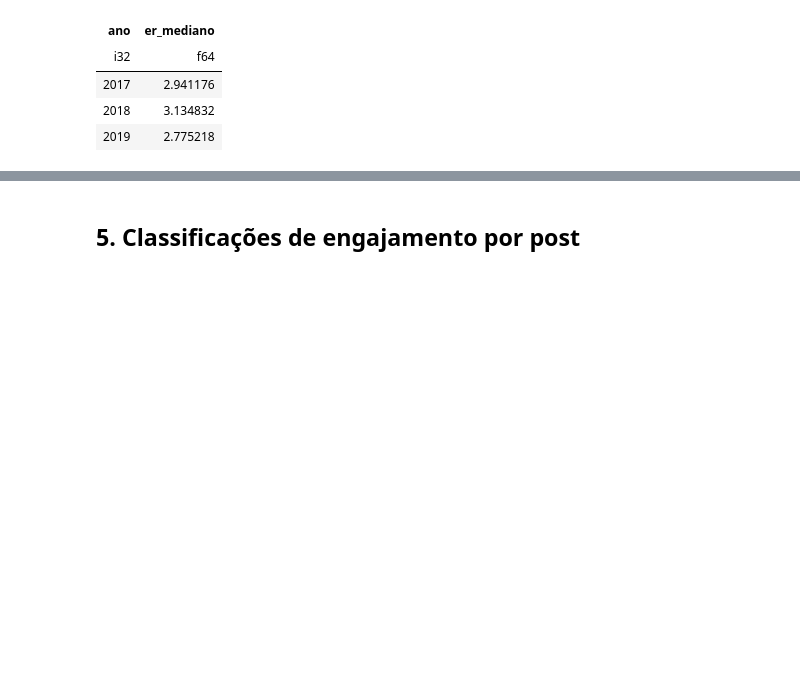
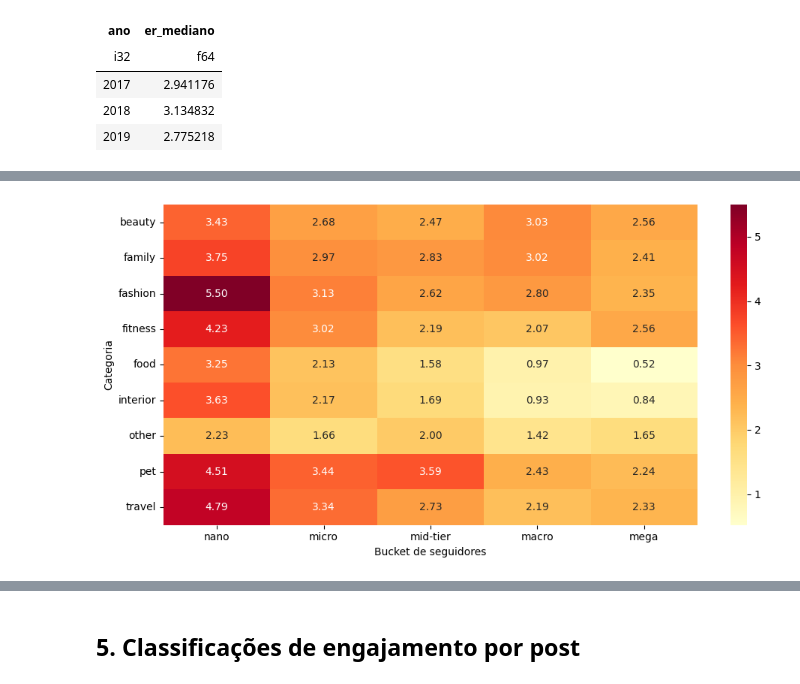
Before and after one commit to Davi-SC/influencers_kim, a Jupyter notebook: eda.ipynb, the cells around one changed output, grey strips where cells are left out. Cells and saved outputs as stored; diff of their text form; code cells hidden in the pictures; blank space fills up the shorter version.

```diff
--- a/eda.ipynb
+++ b/eda.ipynb
@@ -280,0 +338,18 @@ shape: (3, 2)
+# %%
+ermatrix = (
+    base.group_by("inf_category", "bucket_followers")
+    .agg(pl.col("er_classico").median().alias("er_mediano"))
+    .to_pandas()
+    .pivot(index="inf_category", columns="bucket_followers", values="er_mediano")
+)
+ermatrix = ermatrix[[b for b in ORDEM_BUCKET if b in ermatrix.columns]].round(2)
+
+fig, ax = plt.subplots(figsize=(10, 5))
+sns.heatmap(ermatrix, annot=True, fmt=".2f", cmap="YlOrRd", ax=ax)
+# ax.set_title("ER mediano por categoria e porte de perfil")
+ax.set_xlabel("Bucket de seguidores")
+ax.set_ylabel("Categoria")
+plt.tight_layout()
+plt.savefig("output/fig_er_heatmap.png", dpi=150)
+# %% [output]
+[figure, added]
```
Also changed, not shown: parts of 15 cells of this notebook.
